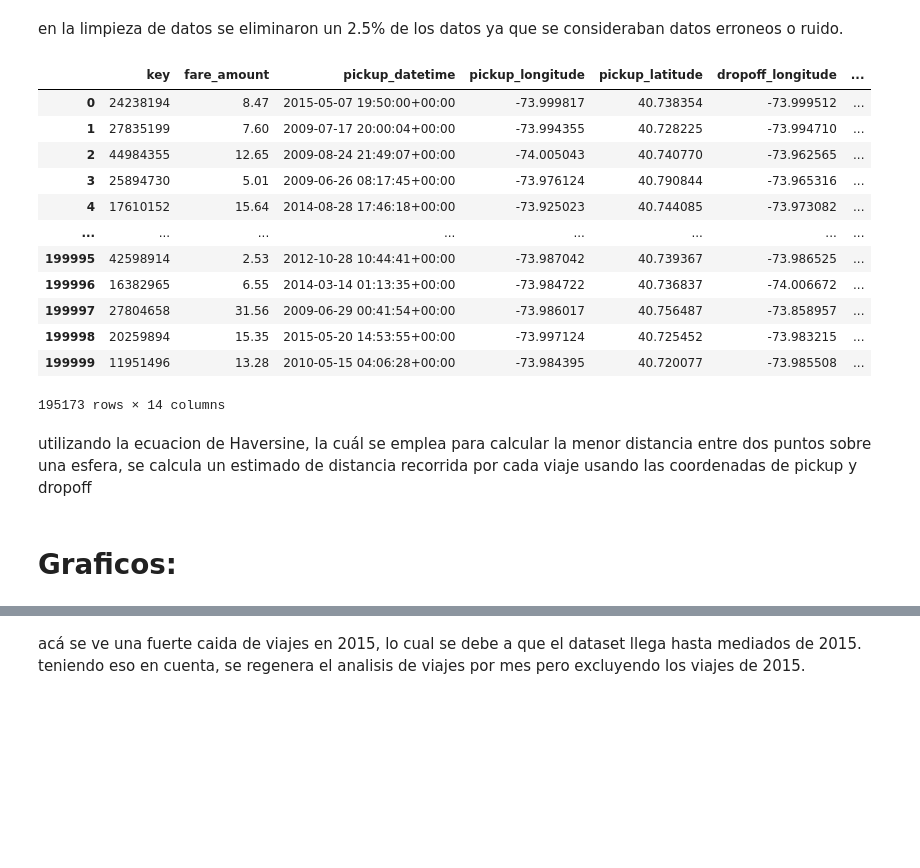
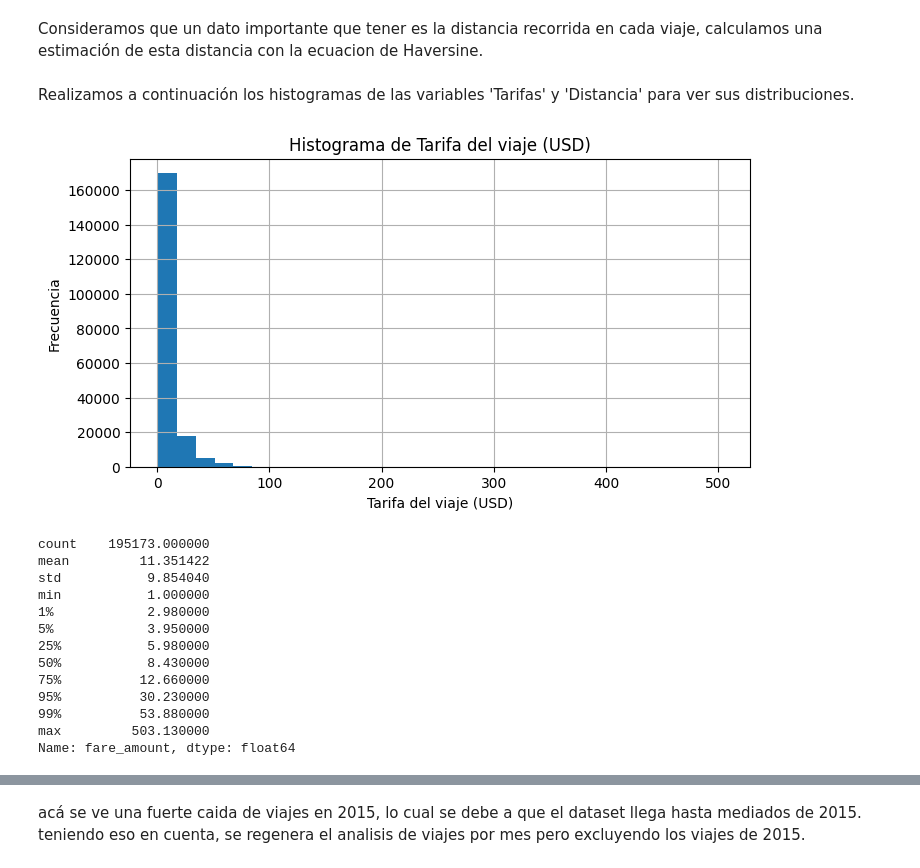
Before and after one commit to SebMun33/AA1-TUIA-2026C1-Onyskiw-Mu-oz, a Jupyter notebook: analisis_descriptivo.ipynb, the cells around one changed output, grey strips where cells are left out. Cells and saved outputs as stored; diff of their text form; code cells hidden in the pictures; blank space fills up the shorter version.

```diff
--- a/analisis_descriptivo.ipynb
+++ b/analisis_descriptivo.ipynb
@@ -320,47 +319,2 @@ data
-# %% [markdown]
-en la limpieza de datos se eliminaron un 2.5% de los datos ya que se consideraban datos erroneos o ruido.
-# %%
-def haversine_distance(lat1, lon1, lat2, lon2):
-    #radio de la Tierra en km
-    R = 6371
-
-
-    lat1 = np.radians(lat1)
-    lon1 = np.radians(lon1)
-    lat2 = np.radians(lat2)
-    lon2 = np.radians(lon2)
-
-    dlat = lat2 - lat1
-    dlon = lon2 - lon1
-
-    a = np.sin(dlat / 2)**2 + np.cos(lat1) * np.cos(lat2) * np.sin(dlon / 2)**2
-    c = 2 * np.arctan2(np.sqrt(a), np.sqrt(1 - a))
-
-    return R * c
-
-data["distance_km"] = haversine_distance(
-    data["pickup_latitude"],
-    data["pickup_longitude"],
-    data["dropoff_latitude"],
-    data["dropoff_longitude"]
-)
-
-data
-# %% [output]
-|  | key | fare_amount | pickup_datetime | pickup_longitude | pickup_latitude | dropoff_longitude | ... |
-| 0 | 24238194 | 8.47 | 2015-05-07 19:50:00+00:00 | -73.999817 | 40.738354 | -73.999512 | ... |
-| 1 | 27835199 | 7.60 | 2009-07-17 20:00:04+00:00 | -73.994355 | 40.728225 | -73.994710 | ... |
-| 2 | 44984355 | 12.65 | 2009-08-24 21:49:07+00:00 | -74.005043 | 40.740770 | -73.962565 | ... |
-| 3 | 25894730 | 5.01 | 2009-06-26 08:17:45+00:00 | -73.976124 | 40.790844 | -73.965316 | ... |
-| 4 | 17610152 | 15.64 | 2014-08-28 17:46:18+00:00 | -73.925023 | 40.744085 | -73.973082 | ... |
-| ... | ... | ... | ... | ... | ... | ... | ... |
-| 199995 | 42598914 | 2.53 | 2012-10-28 10:44:41+00:00 | -73.987042 | 40.739367 | -73.986525 | ... |
-| 199996 | 16382965 | 6.55 | 2014-03-14 01:13:35+00:00 | -73.984722 | 40.736837 | -74.006672 | ... |
-| 199997 | 27804658 | 31.56 | 2009-06-29 00:41:54+00:00 | -73.986017 | 40.756487 | -73.858957 | ... |
-| 199998 | 20259894 | 15.35 | 2015-05-20 14:53:55+00:00 | -73.997124 | 40.725452 | -73.983215 | ... |
-| 199999 | 11951496 | 13.28 | 2010-05-15 04:06:28+00:00 | -73.984395 | 40.720077 | -73.985508 | ... |
-195173 rows × 14 columns
-# %% [markdown]
-utilizando la ecuacion de Haversine, la cuál se emplea para calcular la menor distancia entre dos puntos sobre una esfera, se calcula un estimado de distancia recorrida por cada viaje usando las coordenadas de pickup y dropoff
-# %% [markdown]
-# Graficos:
+# %% [markdown]
+Consideramos que un dato importante que tener es la distancia recorrida en cada viaje, calculamos una estimación de esta distancia con la ecuacion de Haversine.
@@ -366,0 +348,27 @@ utilizando la ecuacion de Haversine, la cuál se emplea para calcular la menor d
+# %% [markdown]
+Realizamos a continuación los histogramas de las variables 'Tarifas' y 'Distancia' para ver sus distribuciones.
+# %%
+plt.figure(figsize=(8, 4))
+data["fare_amount"].hist(bins=30)
+plt.title("Histograma de Tarifa del viaje (USD)")
+plt.xlabel("Tarifa del viaje (USD)")
+plt.ylabel("Frecuencia")
+plt.show()
+# %% [output]
+[figure, added]
+# %%
+data["fare_amount"].describe(percentiles=[.01, .05, .25, .50, .75, .95, .99])
+# %% [output]
+count    195173.000000
+mean         11.351422
+std           9.854040
+min           1.000000
+1%            2.980000
+5%            3.950000
+25%           5.980000
+50%           8.430000
+75%          12.660000
+95%          30.230000
+99%          53.880000
+max         503.130000
+Name: fare_amount, dtype: float64
```
Also changed, not shown: parts of 48 cells of this notebook, 1 other file.
